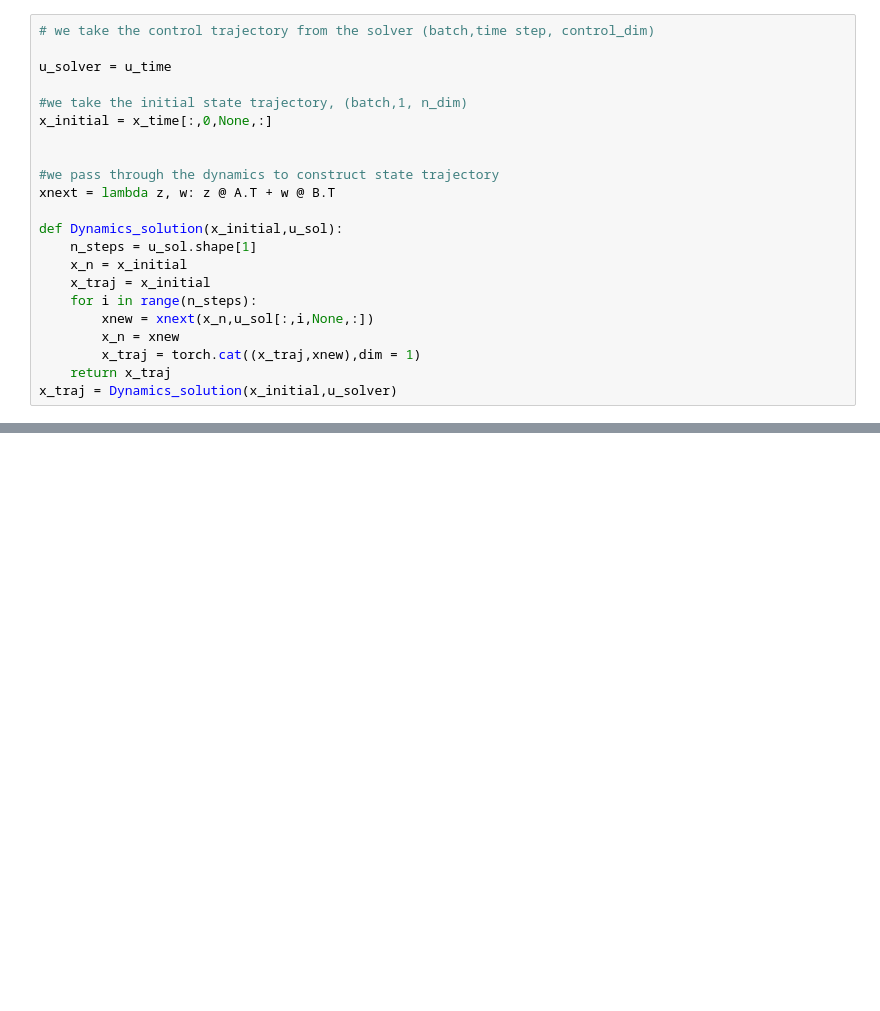
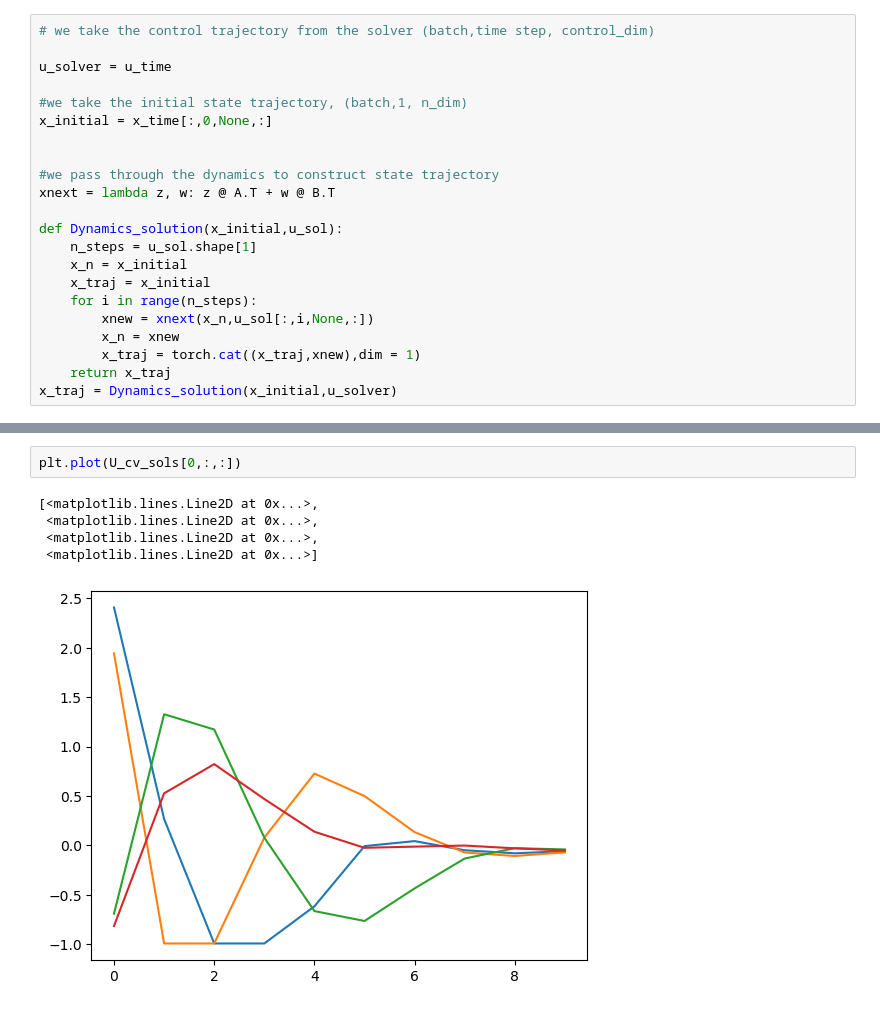
Before and after one commit to pnnl/LOPO, a Jupyter notebook: Quadcopter/DR_quadcopter.ipynb, the cells around one changed output, grey strips where cells are left out. Drawn from its saved outputs; the diff is of its cells as text; blank space fills up the shorter version.

```diff
--- a/Quadcopter/DR_quadcopter.ipynb
+++ b/Quadcopter/DR_quadcopter.ipynb
@@ -592,3 +604,11 @@ plt.plot(np.transpose(uc.value))
+# %%
+plt.plot(U_cv_sols[0,:,:])
+# %% [output]
+[<matplotlib.lines.Line2D at 0x...>,
+ <matplotlib.lines.Line2D at 0x...>,
+ <matplotlib.lines.Line2D at 0x...>,
+ <matplotlib.lines.Line2D at 0x...>]
+[figure, added]
 # %%
 '''
 Compute difference
```
Also changed, not shown: parts of 19 cells of this notebook.
